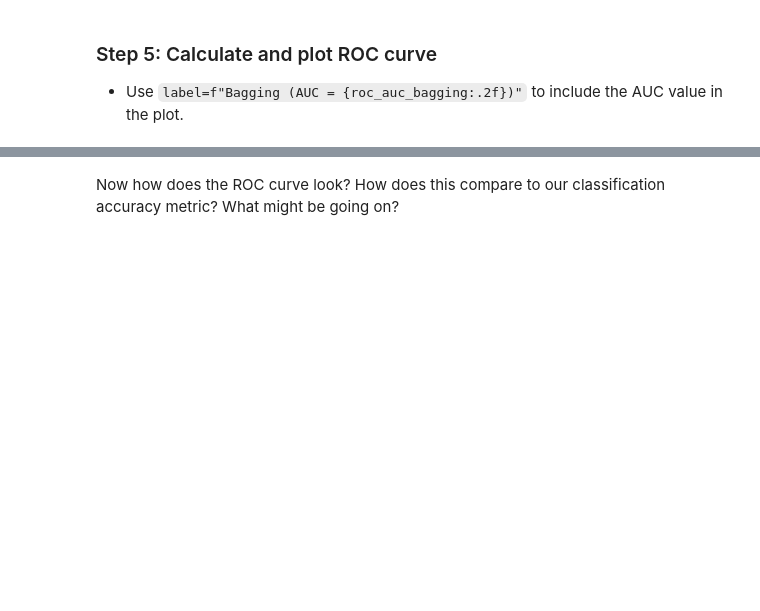
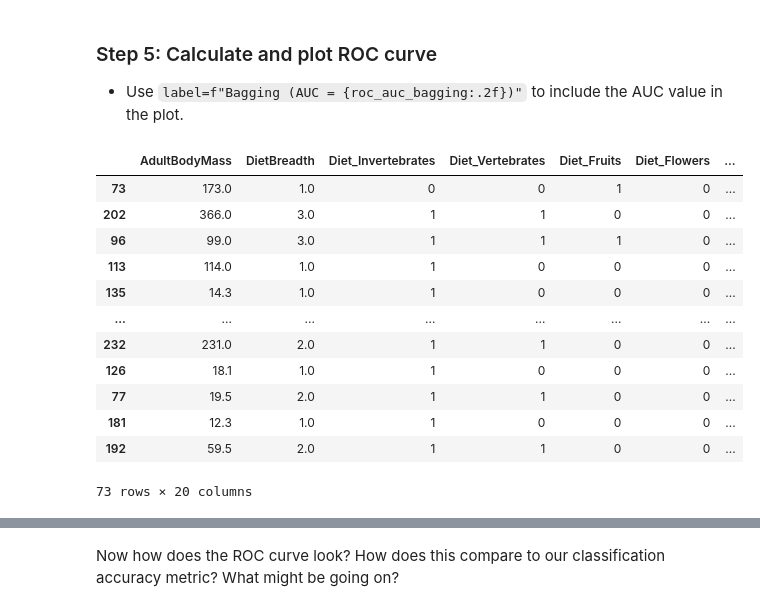
Before and after one commit to haylee360/EDS232-labs, a Jupyter notebook: Week5/lab5-birds.ipynb, the cells around one changed output, grey strips where cells are left out. Drawn from its saved outputs; the diff is of its cells as text; code cells hidden in the pictures; blank space fills up the shorter version.

```diff
--- a/Week5/lab5-birds.ipynb
+++ b/Week5/lab5-birds.ipynb
@@ -148,5 +189,21 @@ Accuracy Score: 0.9452
 ### Step 5: Calculate and plot ROC curve
 
 - Use `label=f"Bagging (AUC = {roc_auc_bagging:.2f})"` to include the AUC value in the plot.
+# %%
+X_test
+# %% [output]
+|  | AdultBodyMass | DietBreadth | Diet_Invertebrates | Diet_Vertebrates | Diet_Fruits | Diet_Flowers | ... |
+| 73 | 173.0 | 1.0 | 0 | 0 | 1 | 0 | ... |
+| 202 | 366.0 | 3.0 | 1 | 1 | 0 | 0 | ... |
+| 96 | 99.0 | 3.0 | 1 | 1 | 1 | 0 | ... |
+| 113 | 114.0 | 1.0 | 1 | 0 | 0 | 0 | ... |
+| 135 | 14.3 | 1.0 | 1 | 0 | 0 | 0 | ... |
+| ... | ... | ... | ... | ... | ... | ... | ... |
+| 232 | 231.0 | 2.0 | 1 | 1 | 0 | 0 | ... |
+| 126 | 18.1 | 1.0 | 1 | 0 | 0 | 0 | ... |
+| 77 | 19.5 | 2.0 | 1 | 1 | 0 | 0 | ... |
+| 181 | 12.3 | 1.0 | 1 | 0 | 0 | 0 | ... |
+| 192 | 59.5 | 2.0 | 1 | 1 | 0 | 0 | ... |
+73 rows × 20 columns
 # %%
 # Calculate ROC Curve
```
Also changed, not shown: parts of 16 cells of this notebook, 1 other file.
